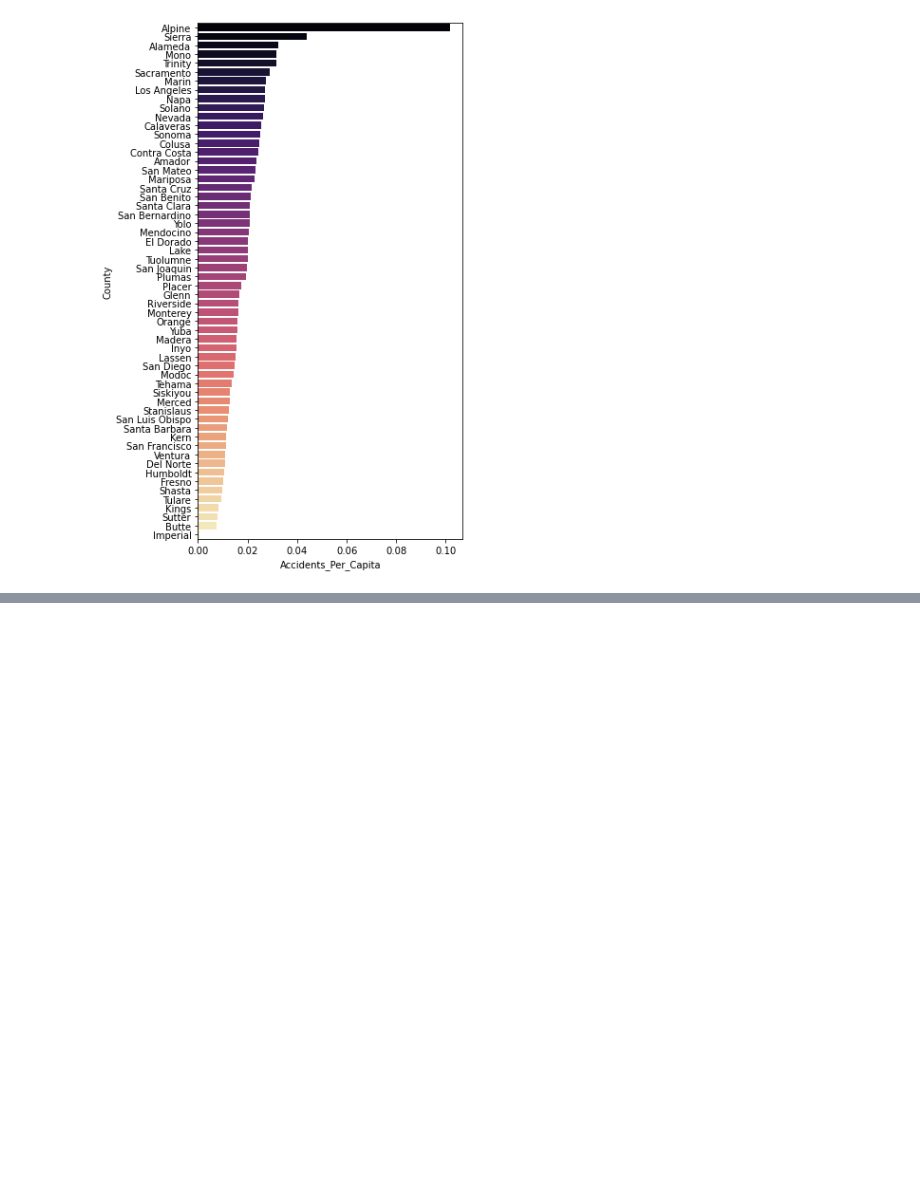
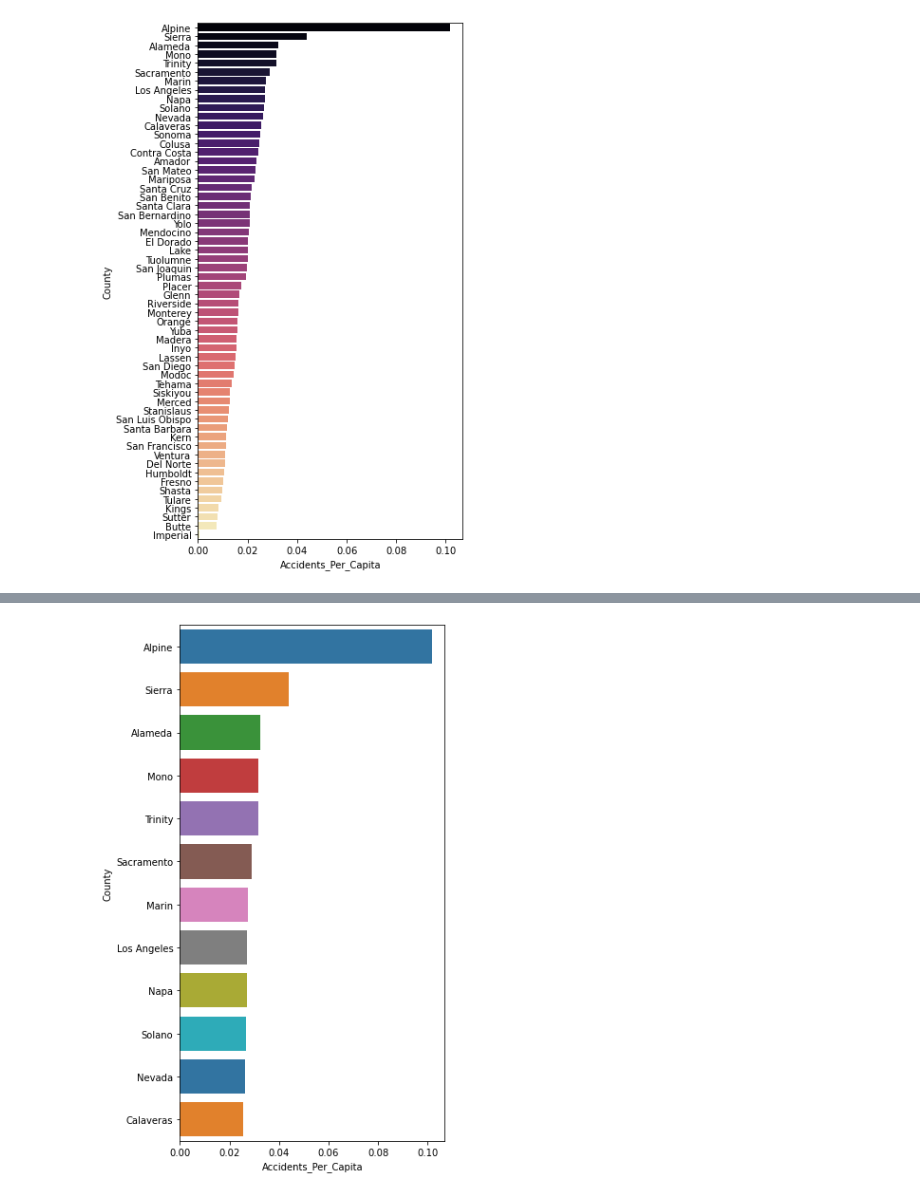
Before and after one commit to cathera/ECE143-project, a Jupyter notebook: analysis_per_capita.ipynb, the cells around one changed output, grey strips where cells are left out. Drawn from its saved outputs; the diff is of its cells as text; code cells hidden in the pictures; blank space fills up the shorter version.

```diff
--- a/analysis_per_capita.ipynb
+++ b/analysis_per_capita.ipynb
@@ -47,0 +48,6 @@ ax=sns.barplot(x='Accidents_Per_Square_Mile',y='County', data=g_five,order=g_fiv
+# %%
+plt.figure(figsize=(5,10))
+g_2five=countyinfo[countyinfo['Accidents_Per_Capita']>.025]
+ax2=sns.barplot(x='Accidents_Per_Capita',y='County', data=g_2five, order=g_2five.sort_values('Accidents_Per_Capita',ascending=False).County, palette='tab10')
+# %% [output]
+[figure, added]
```
Also changed, not shown: parts of 2 cells of this notebook.
